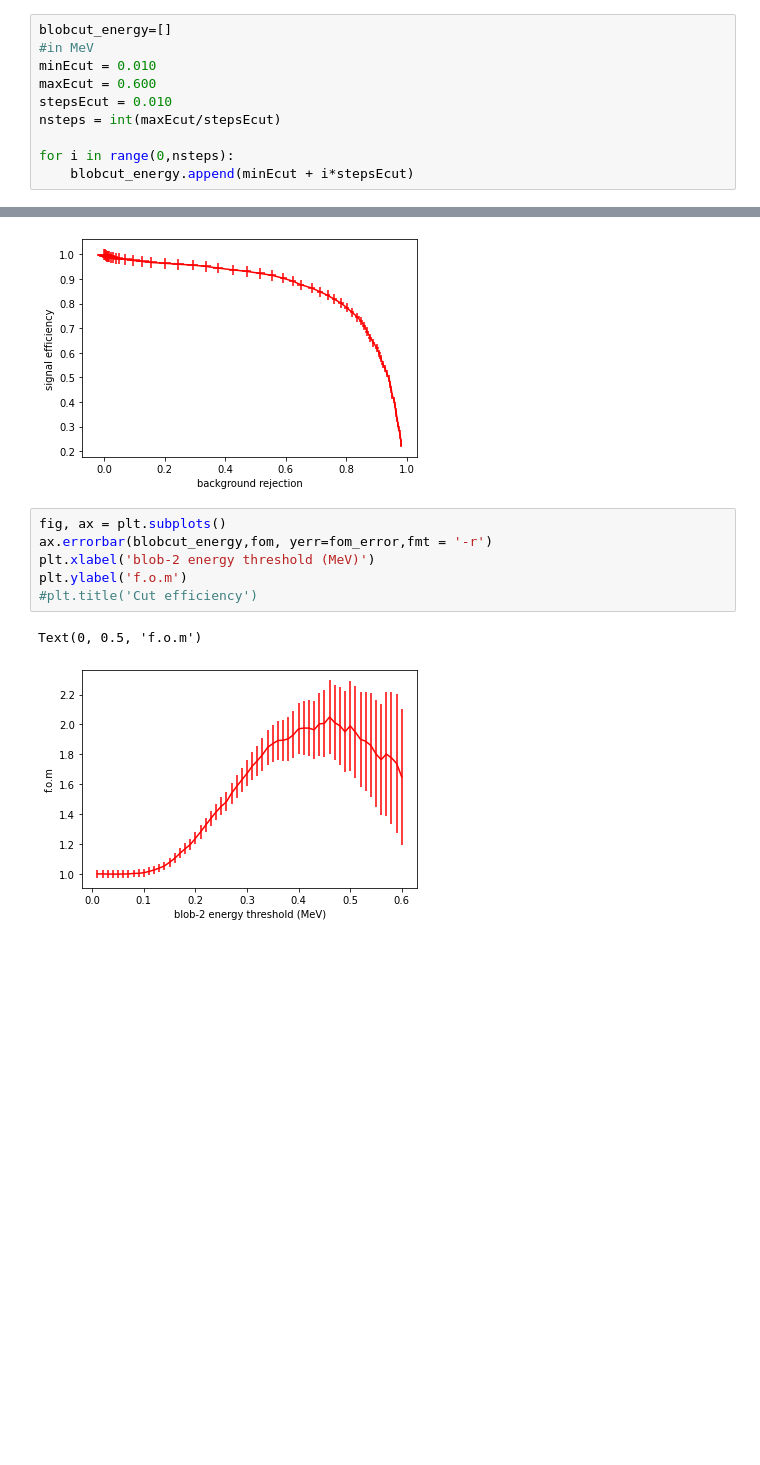
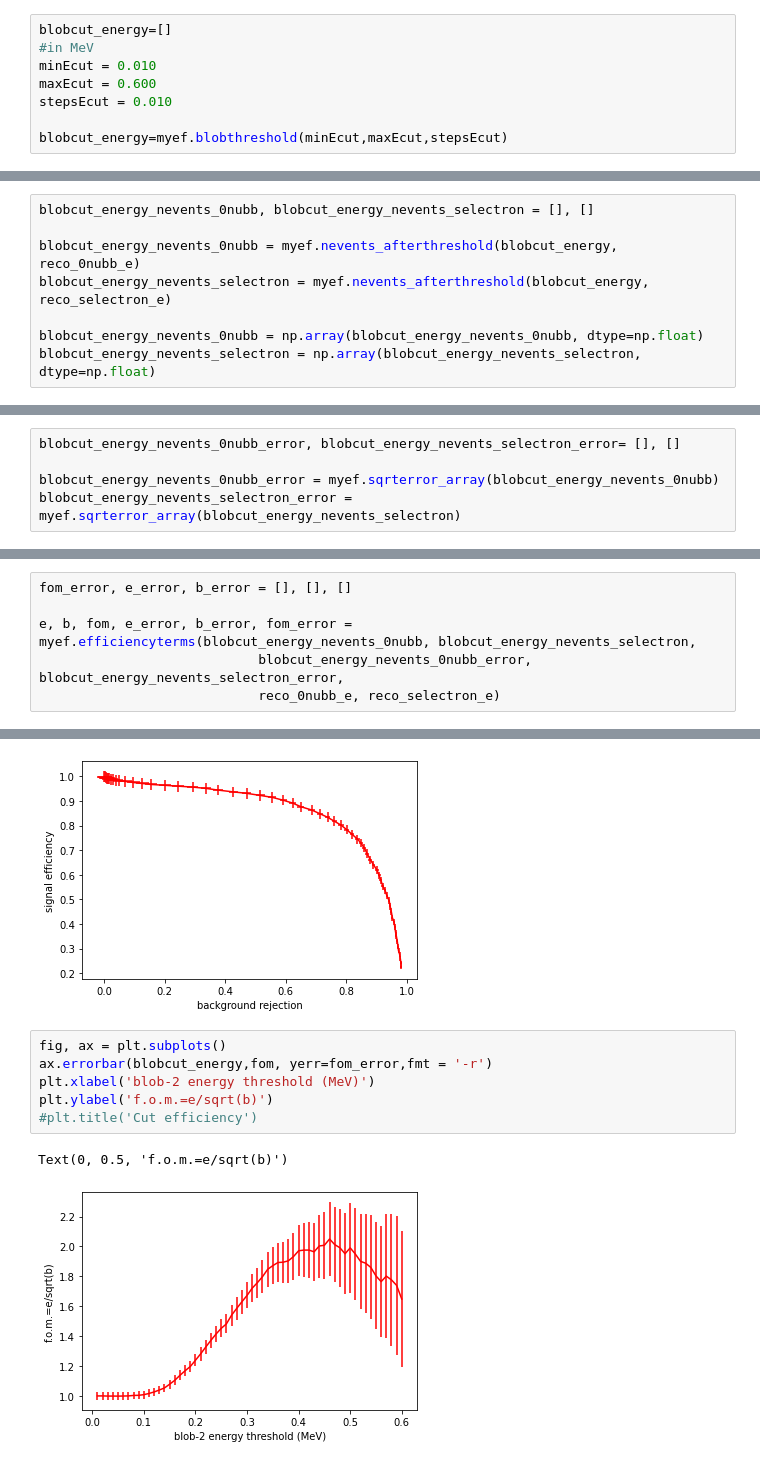
Before and after one commit to halmamol/NEXT_crispy-analysis, a Jupyter notebook: CMResults_NEXT100_halmazan.ipynb, the cells around one changed output, grey strips where cells are left out. Saved outputs shown, nothing was run; the diff lists cells and outputs as text; blank space fills up the shorter version.

```diff
--- a/CMResults_NEXT100_halmazan.ipynb
+++ b/CMResults_NEXT100_halmazan.ipynb
@@ -1429,9 +1424,7 @@ blobcut_energy=[]
 minEcut = 0.010
 maxEcut = 0.600
 stepsEcut = 0.010
-nsteps = int(maxEcut/stepsEcut)
 
-for i in range(0,nsteps):
-    blobcut_energy.append(minEcut + i*stepsEcut)
+blobcut_energy=myef.blobthreshold(minEcut,maxEcut,stepsEcut)
 # %% [markdown]
 Now I'm going to take the information from reco_selectron_e[][], to see how many events with each cut I get:
@@ -1463,2 +1431,10 @@ blobcut_energy_nevents_selectron = np.array(blobcut_energy_nevents_selectron, dt
+# %%
+blobcut_energy_nevents_0nubb, blobcut_energy_nevents_selectron = [], []
+
+blobcut_energy_nevents_0nubb = myef.nevents_afterthreshold(blobcut_energy, reco_0nubb_e)
+blobcut_energy_nevents_selectron = myef.nevents_afterthreshold(blobcut_energy, reco_selectron_e)
+
+blobcut_energy_nevents_0nubb = np.array(blobcut_energy_nevents_0nubb, dtype=np.float)
+blobcut_energy_nevents_selectron = np.array(blobcut_energy_nevents_selectron, dtype=np.float)
 # %% [markdown]
 Create now arrays containing the statistical uncertainty (sqrt from total amount of events)
@@ -1473,3 +1441,8 @@ for i in range(0, len(blobcut_energy_nevents_selectron)):
+# %%
+blobcut_energy_nevents_0nubb_error, blobcut_energy_nevents_selectron_error= [], []
+
+blobcut_energy_nevents_0nubb_error = myef.sqrterror_array(blobcut_energy_nevents_0nubb)
+blobcut_energy_nevents_selectron_error = myef.sqrterror_array(blobcut_energy_nevents_selectron)
 # %%
 fig, ax = plt.subplots()
 ax.errorbar(blobcut_energy,blobcut_energy_nevents_0nubb, yerr=blobcut_energy_nevents_0nubb_error, fmt = '-r')
@@ -1507,3 +1455,9 @@ for j in range(0,len(e)):
+# %%
+fom_error, e_error, b_error = [], [], []
+
+e, b, fom, e_error, b_error, fom_error = myef.efficiencyterms(blobcut_energy_nevents_0nubb, blobcut_energy_nevents_selectron,
+                            blobcut_energy_nevents_0nubb_error, blobcut_energy_nevents_selectron_error,
+                            reco_0nubb_e, reco_selectron_e)
 # %%
 fig, ax = plt.subplots()
 ax.errorbar(1-b,e, xerr=b_error, yerr=e_error, fmt = '-r')
@@ -1516,9 +1470,9 @@ Text(0.5, 0, 'background rejection')
 # %%
 fig, ax = plt.subplots()
 ax.errorbar(blobcut_energy,fom, yerr=fom_error,fmt = '-r')
 plt.xlabel('blob-2 energy threshold (MeV)')
-plt.ylabel('f.o.m')
+plt.ylabel('f.o.m.=e/sqrt(b)')
 #plt.title('Cut efficiency')
 # %% [output]
-Text(0, 0.5, 'f.o.m')
+Text(0, 0.5, 'f.o.m.=e/sqrt(b)')
-[figure, old version]
+[figure, new version]
```
Also changed, not shown: parts of 17 cells of this notebook.
